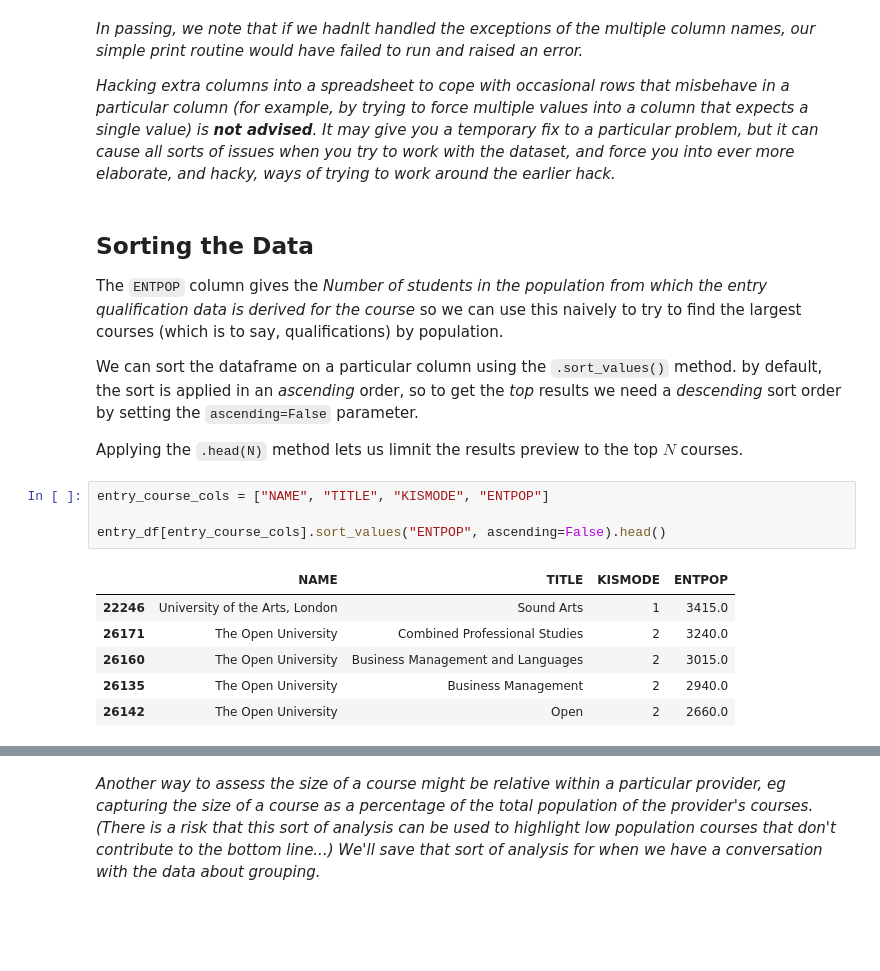
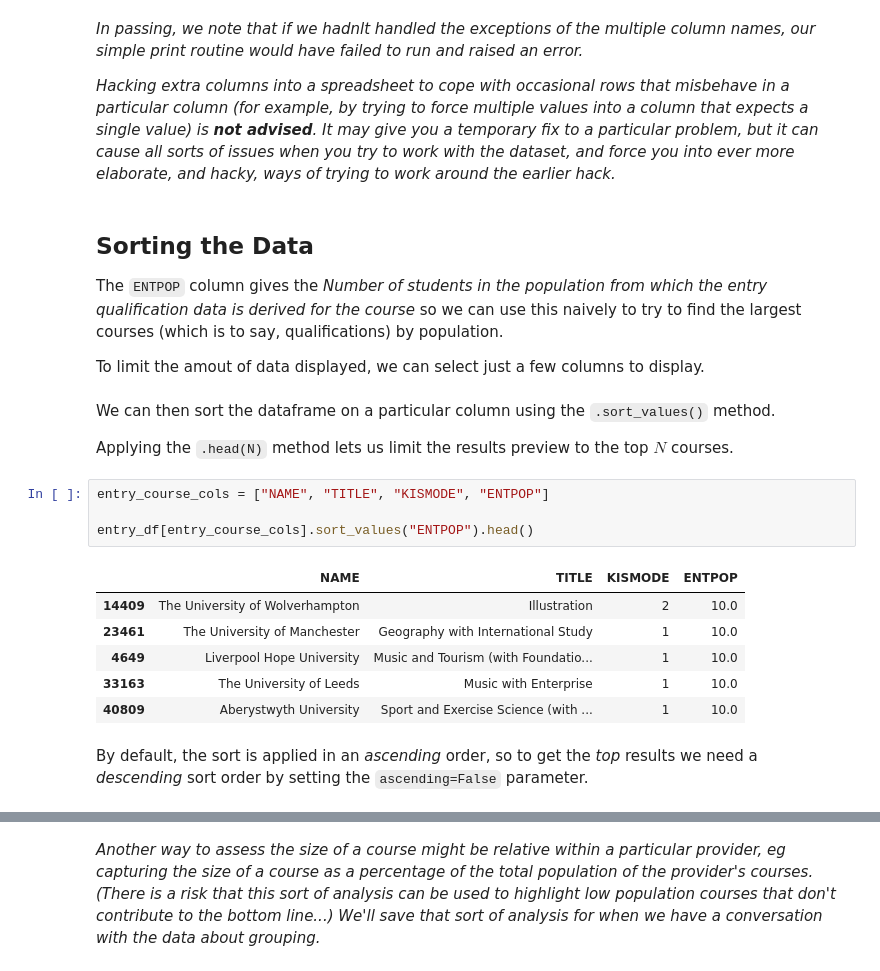
Before and after one commit to ConversationsWithData/unistats, a Jupyter notebook: 03.1 unistats - simple sorting and filtering.ipynb, the cells around one changed output, grey strips where cells are left out. Drawn from its saved outputs; the diff is of its cells as text; blank space fills up the shorter version.

```diff
--- a/03.1 unistats - simple sorting and filtering.ipynb
+++ b/03.1 unistats - simple sorting and filtering.ipynb
@@ -116,17 +116,21 @@ entry_df.head()
 
 The `ENTPOP` column gives the *Number of students in the population from which the entry qualification data is derived for the course* so we can use this naively to try to find the largest courses (which is to say, qualifications) by population.
 
-We can sort the dataframe on a particular column using the `.sort_values()` method. by default, the sort is applied in an *ascending* order, so to get the *top* results we need a *descending* sort order by setting the `ascending=False` parameter.
-
-Applying the `.head(N)` method lets us limnit the results preview to the top $N$ courses.
+To limit the amout of data displayed, we can select just a few columns to display.
+# %% [markdown]
+We can then sort the dataframe on a particular column using the `.sort_values()` method.
+
+Applying the `.head(N)` method lets us limit the results preview to the top $N$ courses.
 # %%
 entry_course_cols = ["NAME", "TITLE", "KISMODE", "ENTPOP"]
 
-entry_df[entry_course_cols].sort_values("ENTPOP", ascending=False).head()
+entry_df[entry_course_cols].sort_values("ENTPOP").head()
 # %% [output]
 |  | NAME | TITLE | KISMODE | ENTPOP |
-| 22246 | University of the Arts, London | Sound Arts | 1 | 3415.0 |
-| 26171 | The Open University | Combined Professional Studies | 2 | 3240.0 |
-| 26160 | The Open University | Business Management and Languages | 2 | 3015.0 |
-| 26135 | The Open University | Business Management | 2 | 2940.0 |
-| 26142 | The Open University | Open | 2 | 2660.0 |
+| 14409 | The University of Wolverhampton | Illustration | 2 | 10.0 |
+| 23461 | The University of Manchester | Geography with International Study | 1 | 10.0 |
+| 4649 | Liverpool Hope University | Music and Tourism (with Foundatio... | 1 | 10.0 |
+| 33163 | The University of Leeds | Music with Enterprise | 1 | 10.0 |
+| 40809 | Aberystwyth University | Sport and Exercise Science (with ... | 1 | 10.0 |
+# %% [markdown]
+By default, the sort is applied in an *ascending* order, so to get the *top* results we need a *descending* sort order by setting the `ascending=False` parameter.
```
Also changed, not shown: parts of 34 cells of this notebook.
